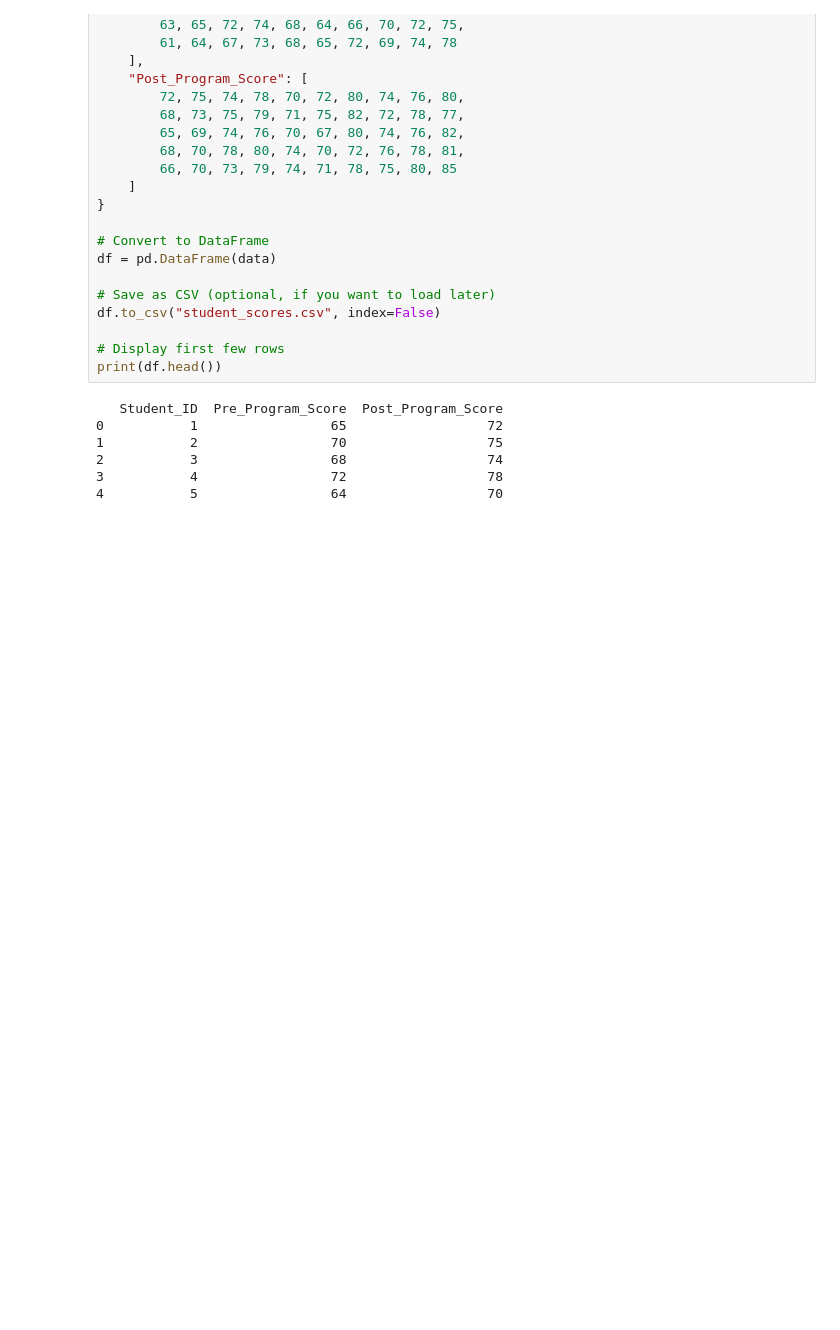
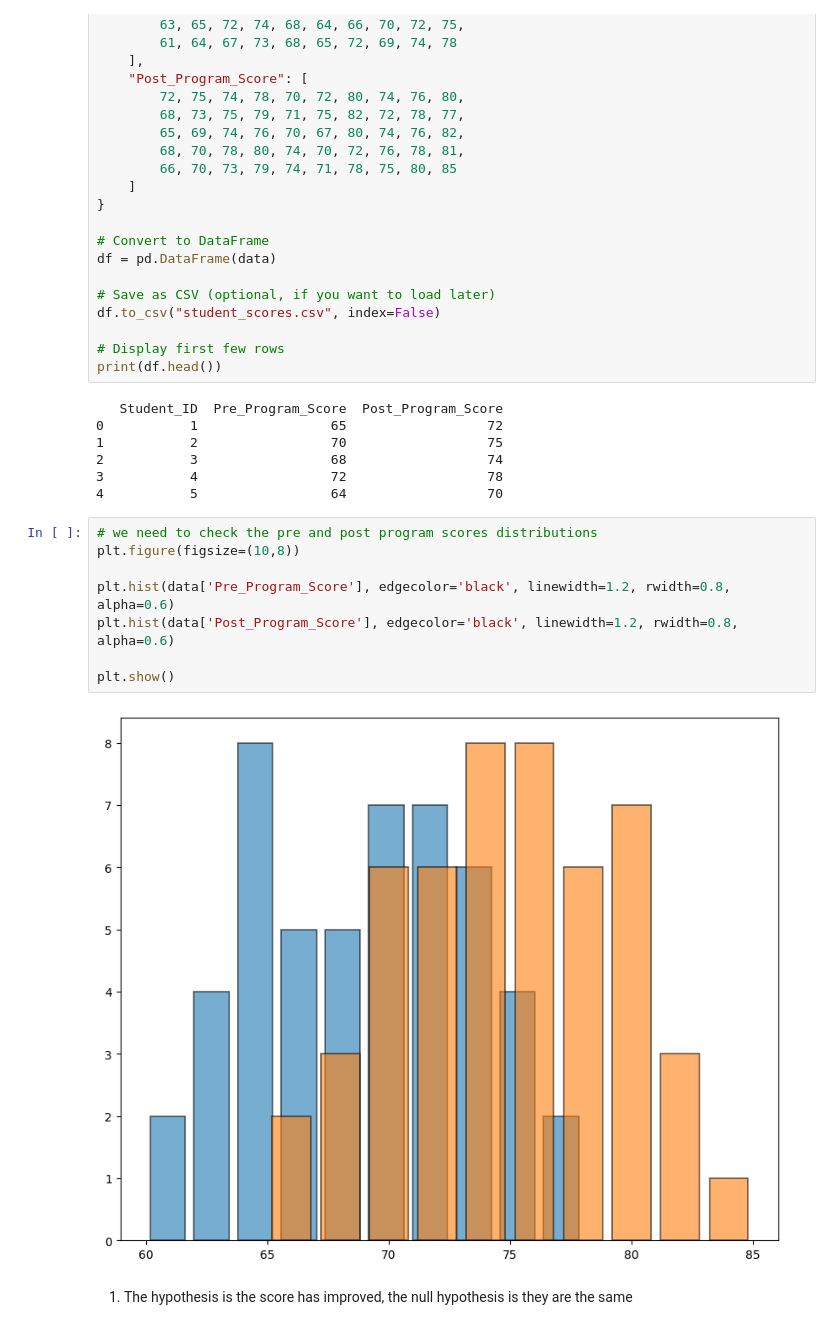
Before and after one commit to Somerillo/DI-Bootcamp, a Jupyter notebook: week6/day2/lesson/week6_day2.ipynb, the cells around one changed output. Drawn from its saved outputs; the diff is of its cells as text; blank space fills up the shorter version.

```diff
--- a/week6/day2/lesson/week6_day2.ipynb
+++ b/week6/day2/lesson/week6_day2.ipynb
@@ -339,3 +434,15 @@ print(df.head())
 2           3                 68                  74
 3           4                 72                  78
 4           5                 64                  70
+# %%
+# we need to check the pre and post program scores distributions
+plt.figure(figsize=(10,8))
+
+plt.hist(data['Pre_Program_Score'], edgecolor='black', linewidth=1.2, rwidth=0.8, alpha=0.6)
+plt.hist(data['Post_Program_Score'], edgecolor='black', linewidth=1.2, rwidth=0.8, alpha=0.6)
+
+plt.show()
+# %% [output]
+[figure, added]
+# %% [markdown]
+1. The hypothesis is the score has improved, the null hypothesis is they are the same
```
Also changed, not shown: parts of 13 cells of this notebook, 7 other files.
